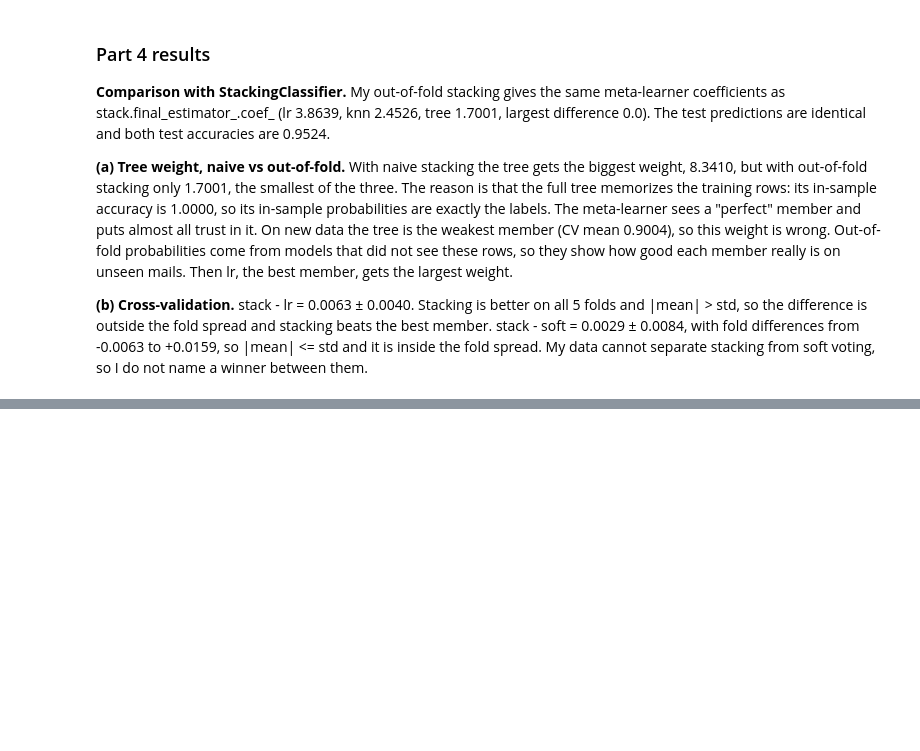
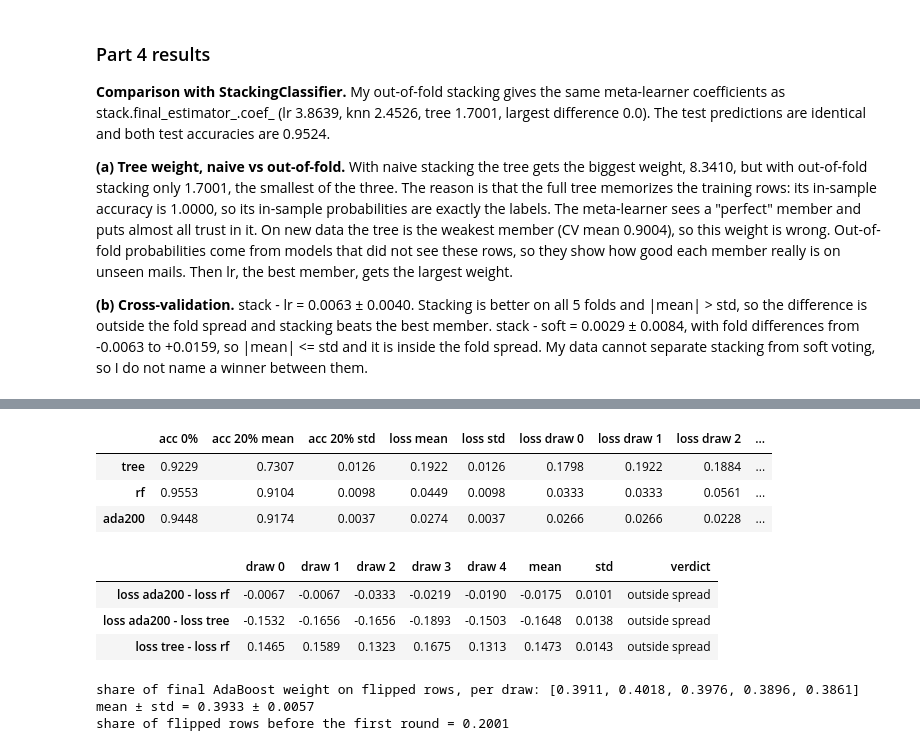
Before and after one commit to danieldiaz-smakov/smakov_ML_task_4, a Jupyter notebook: smakov_task4.ipynb, the cells around one changed output, grey strips where cells are left out. Saved outputs shown, nothing was run; the diff lists cells and outputs as text; code cells hidden in the pictures; blank space fills up the shorter version.

```diff
--- a/smakov_task4.ipynb
+++ b/smakov_task4.ipynb
@@ -441,0 +571,60 @@ display(paired_table([("stack", best_member), ("stack", "soft")]))
+# %%
+def flip_labels(y, rate, seed):
+    rng = np.random.default_rng(seed)
+    idx = rng.choice(len(y), size=round(rate * len(y)), replace=False)
+    y_noisy = y.copy()
+    y_noisy[idx] = 1 - y_noisy[idx]
+    return y_noisy, idx
+# %%
+ada200 = AdaBoostClassifier(n_estimators=200, random_state=SEED)
+noise_models = {"tree": tree, "rf": rf, "ada200": ada200}
+
+clean_acc = {nm: clone(m).fit(X_train, y_train).score(X_test, y_test) for nm, m in noise_models.items()}
+noisy_acc = {nm: [] for nm in noise_models}
+flipped_share = []
+
+for r in range(5):
+    y_noisy, idx = flip_labels(y_train, 0.20, SEED + r)
+    for nm, m in noise_models.items():
+        fitted = clone(m).fit(X_train, y_noisy)
+        noisy_acc[nm].append(fitted.score(X_test, y_test))
+        if nm == "ada200":
+            w_fin = np.full(n, 1 / n)
+            for stump in fitted.estimators_:
+                _, w_fin = adaboost_step(y_noisy, stump.predict(X_train), w_fin)
+            flipped_share.append(w_fin[idx].sum())
+
+loss = {nm: clean_acc[nm] - np.array(noisy_acc[nm]) for nm in noise_models}
+noise_table = pd.DataFrame({
+    nm: {"acc 0%": clean_acc[nm],
+         "acc 20% mean": np.mean(noisy_acc[nm]), "acc 20% std": np.std(noisy_acc[nm]),
+         "loss mean": loss[nm].mean(), "loss std": np.std(loss[nm]),
+         **{f"loss draw {r}": loss[nm][r] for r in range(5)}}
+    for nm in noise_models}).T
+display(noise_table.round(4))
+
+# paired loss differences by draw
+prow = {}
+for a_, b_ in [("ada200", "rf"), ("ada200", "tree"), ("tree", "rf")]:
+    d = loss[a_] - loss[b_]
+    prow[f"loss {a_} - loss {b_}"] = list(d.round(4)) + [round(d.mean(), 4), round(np.std(d), 4),
+                                                       "inside spread" if abs(d.mean()) <= np.std(d) else "outside spread"]
+display(pd.DataFrame.from_dict(prow, orient="index",
+                               columns=[f"draw {r}" for r in range(5)] + ["mean", "std", "verdict"]))
+
+flipped_share = np.array(flipped_share)
+print("share of final AdaBoost weight on flipped rows, per draw:", flipped_share.round(4).tolist())
+print(f"mean ± std = {flipped_share.mean():.4f} ± {np.std(flipped_share):.4f}")
+print(f"share of flipped rows before the first round = {len(idx) / len(y_train):.4f}")
+# %% [output]
+|  | acc 0% | acc 20% mean | acc 20% std | loss mean | loss std | loss draw 0 | loss draw 1 | loss draw 2 | ... |
+| tree | 0.9229 | 0.7307 | 0.0126 | 0.1922 | 0.0126 | 0.1798 | 0.1922 | 0.1884 | ... |
+| rf | 0.9553 | 0.9104 | 0.0098 | 0.0449 | 0.0098 | 0.0333 | 0.0333 | 0.0561 | ... |
+| ada200 | 0.9448 | 0.9174 | 0.0037 | 0.0274 | 0.0037 | 0.0266 | 0.0266 | 0.0228 | ... |
+|  | draw 0 | draw 1 | draw 2 | draw 3 | draw 4 | mean | std | verdict |
+| loss ada200 - loss rf | -0.0067 | -0.0067 | -0.0333 | -0.0219 | -0.0190 | -0.0175 | 0.0101 | outside spread |
+| loss ada200 - loss tree | -0.1532 | -0.1656 | -0.1656 | -0.1893 | -0.1503 | -0.1648 | 0.0138 | outside spread |
+| loss tree - loss rf | 0.1465 | 0.1589 | 0.1323 | 0.1675 | 0.1313 | 0.1473 | 0.0143 | outside spread |
+share of final AdaBoost weight on flipped rows, per draw: [0.3911, 0.4018, 0.3976, 0.3896, 0.3861]
+mean ± std = 0.3933 ± 0.0057
+share of flipped rows before the first round = 0.2001
```
Also changed, not shown: parts of 9 cells of this notebook.
